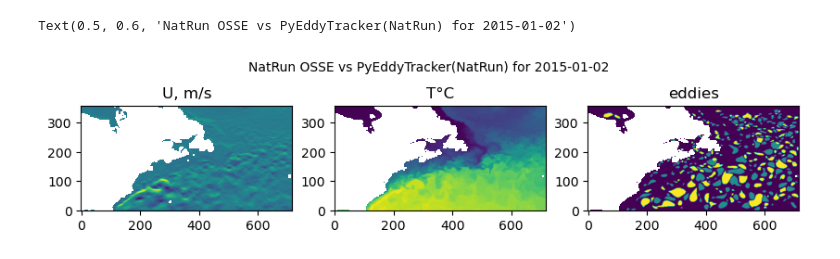
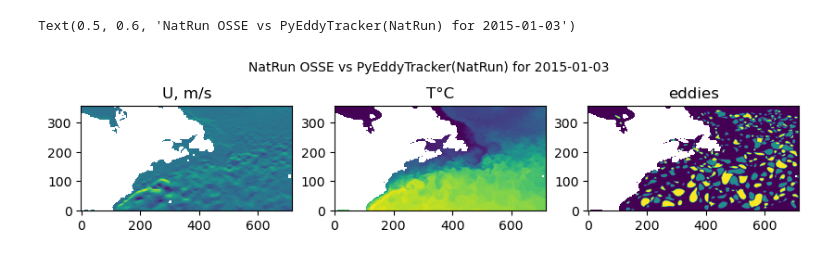
Before and after one commit to arthurlaquieze/hackathon-sdd, a Jupyter notebook: visualizedataset.ipynb, the cells around one changed output. Saved outputs shown, nothing was run; the diff lists cells and outputs as text; code cells hidden in the pictures.

```diff
--- a/visualizedataset.ipynb
+++ b/visualizedataset.ipynb
@@ -10,10 +10,11 @@ import pandas as pd # data processing, CSV file I/O (e.g. pd.read_csv)
 # For example, running this (by clicking run or pressing Shift+Enter) will list all files under the input directory
 files = []
 import os
-for dirname, _, filenames in os.walk('/kaggle/input'):
+for dirname, _, filenames in os.walk('./data'):
     for filename in filenames:
-        print(os.path.join(dirname, filename))
-        files.append(os.path.join(dirname, filename))
+        if filename != '.DS_Store':
+            print(os.path.join(dirname, filename))
+            files.append(os.path.join(dirname, filename))
 
 # You can write up to 20GB to the current directory (/kaggle/working/) that gets preserved as output when you create a version using "Save & Run All"
 # You can also write temporary files to /kaggle/temp/, but they won't be saved outside of the current session
@@ -28,7 +29,7 @@ import pandas as pd
 import numpy as np
 import seaborn as sb
 # %%
-eddies_train = xr.open_dataset(files[0])
-OSSE_test = xr.open_dataset(files[1])
-OSSE_train = xr.open_dataset(files[2])
+eddies_train = xr.open_dataset(files[1])
+OSSE_test = xr.open_dataset(files[2])
+OSSE_train = xr.open_dataset(files[0])
 OSSE_train = OSSE_train.rename({"time_counter":"time"})
@@ -51,16 +65,18 @@ Attributes:
     history:  Mon Feb 20 14:04:07 2023: ncks -A SST_2015_merged.nc SSH_U_V_20...
     NCO:      4.4.7
 # %%
+day = 1
+
 fig, ax = plt.subplots(1, 3, figsize = (10, 10))
-ax[0].imshow(OSSE_train.vozocrtxT.values[0], origin = "lower")#, extent = [lat_min, lon_min, lat_max, lon_max])
+ax[0].imshow(OSSE_train.vozocrtxT.values[day], origin = "lower")#, extent = [lat_min, lon_min, lat_max, lon_max])
 ax[0].set_title("U, m/s")
 #ax[0].colorbar()
-ax[1].imshow(OSSE_train.votemper.values[0], origin = "lower")#, extent = [lat_min, lon_min, lat_max, lon_max])
+ax[1].imshow(OSSE_train.votemper.values[day], origin = "lower")#, extent = [lat_min, lon_min, lat_max, lon_max])
 ax[1].set_title("T°C")
-ax[2].imshow(eddies_train.eddies.values[0], origin = "lower")#, extent = [lat_min, lon_min, lat_max, lon_max])
+ax[2].imshow(eddies_train.eddies.values[day], origin = "lower")#, extent = [lat_min, lon_min, lat_max, lon_max])
 ax[2].set_title("eddies")
-fig.suptitle("NatRun OSSE vs PyEddyTracker(NatRun) for "+str(OSSE_train.time.values[0])[:10], fontsize = 10, y = 0.6)
+fig.suptitle("NatRun OSSE vs PyEddyTracker(NatRun) for "+str(OSSE_train.time.values[day])[:10], fontsize = 10, y = 0.6)
 #fig
 # %% [output]
-Text(0.5, 0.6, 'NatRun OSSE vs PyEddyTracker(NatRun) for 2015-01-02')
+Text(0.5, 0.6, 'NatRun OSSE vs PyEddyTracker(NatRun) for 2015-01-03')
-[figure, old version]
+[figure, new version]
```
Also changed, not shown: parts of 3 cells of this notebook.
